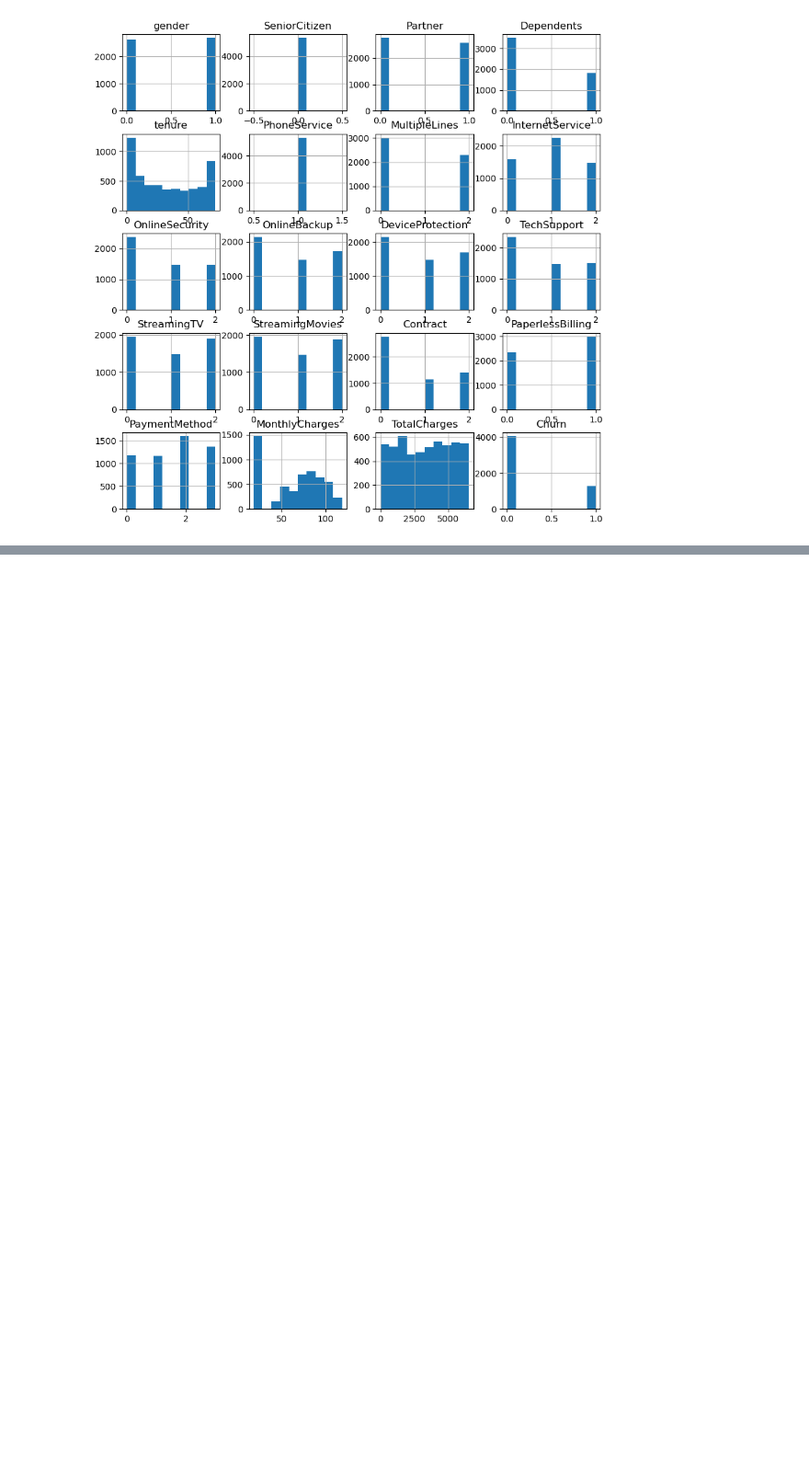
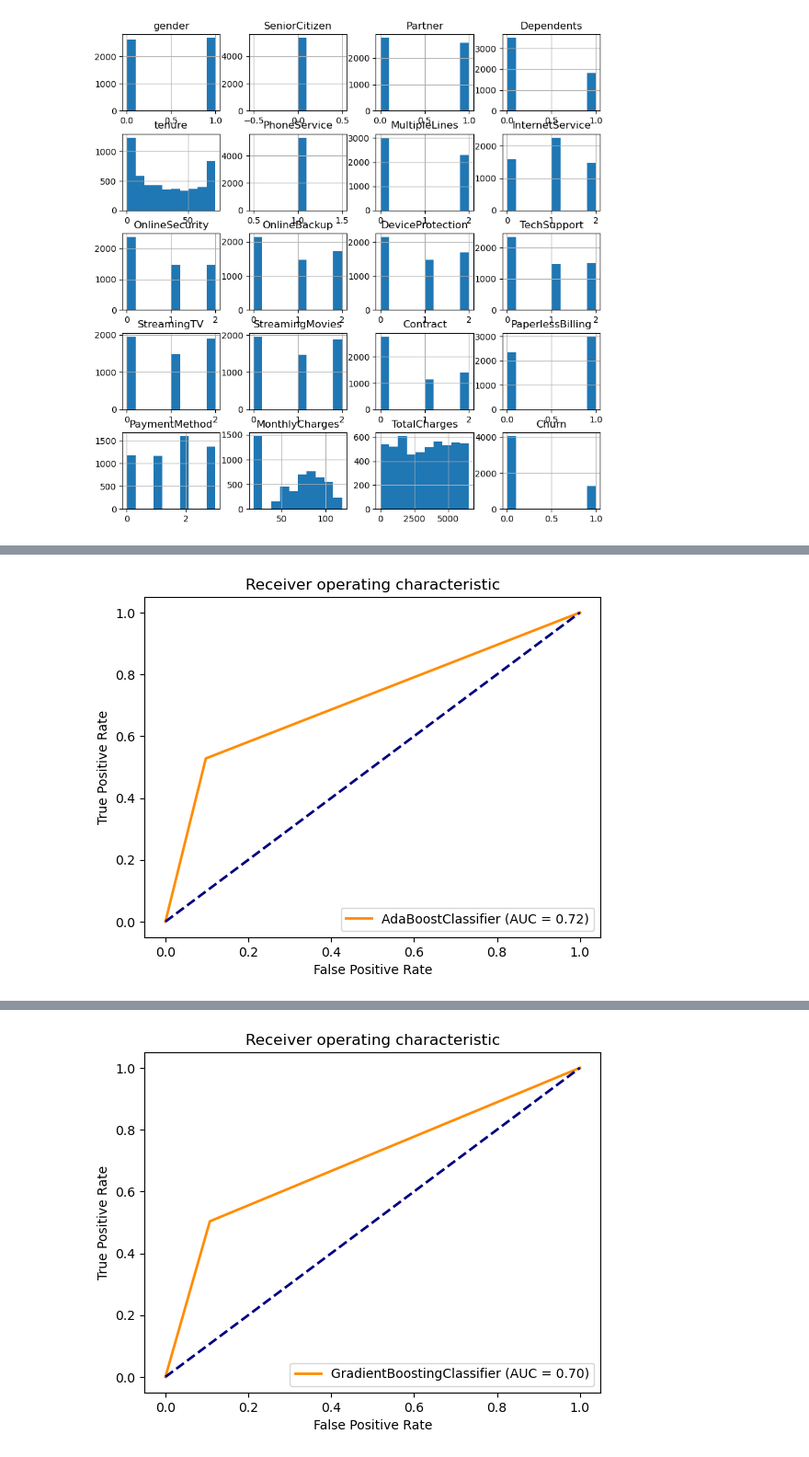
Before and after one commit to VoQuoc-Thai/FinalProject_MachineLearning, a Jupyter notebook: Final_Code.ipynb, the cells around one changed output, grey strips where cells are left out. Shown at 92% size. Saved outputs shown, nothing was run; the diff lists cells and outputs as text; code cells hidden in the pictures; blank space fills up the shorter version.

```diff
--- a/Final_Code.ipynb
+++ b/Final_Code.ipynb
@@ -194,0 +199,6 @@ xgbo_r =xgb.XGBRegressor()
+# %%
+from sklearn.ensemble import BaggingClassifier
+# Khởi tạo mô hình
+knn_1 = KNeighborsClassifier(n_neighbors = 14)
+# Sử dụng Bagging với kNN
+knn = BaggingClassifier(estimator=knn_1, n_estimators=10, random_state=42)
@@ -194,0 +207,6 @@ xgbo_r =xgb.XGBRegressor()
+# %%
+from sklearn.linear_model import Ridge
+alpha = 1.0
+
+# Khởi tạo mô hình
+lr = Ridge(alpha=alpha)
@@ -319,0 +222,3 @@ Root Mean squared error: 0.3963
+# %%
+from sklearn.naive_bayes import GaussianNB, MultinomialNB
+nb_models = [MultinomialNB(), GaussianNB()]
@@ -319,0 +241,63 @@ Root Mean squared error: 0.3963
+# %%
+from sklearn.metrics import roc_curve, auc, r2_score, mean_squared_error
+import matplotlib.pyplot as plt
+from sklearn.metrics import mean_absolute_error
+import seaborn as sns
+import os
+from scipy import stats
+import sklearn.metrics as metrics
+from sklearn.metrics import classification_report, confusion_matrix, accuracy_score
+from sklearn.metrics import r2_score, mean_squared_error
+from sklearn.metrics import accuracy_score
+from sklearn.metrics import roc_curve, auc
+from sklearn.metrics import roc_auc_score
+from sklearn.metrics import  precision_recall_curve
+import numpy as n
+
+# Khởi tạo biến lưu giá trị AUC hoặc R2 score cho từng mô hình
+auc_scores = []
+r2_scores = []
+metrics_df = pd.DataFrame(columns=['Model', 'Precision', 'Recall', 'F1-score', 'Support'])
+# Huấn luyện và đánh giá mô hình
+for model in [ada_c, gradient_c, xgbo_c, ada_r, gradient_r, xgbo_r, knn, lr, dtc, dtr] + nb_models:
+    # Tách loại mô hình
+    if model in [ada_c, gradient_c, xgbo_c, knn, dtc] + nb_models:
+        problem_type = "Classification"
+    else:
+        problem_type = "Regression"
+    print(f"\n*** {model.__class__.__name__} ({problem_type}) ***")
+
+    # Huấn luyện mô hình trên tập train
+    model.fit(X_train, y_train)
+
+    # Đánh giá mô hình trên tập test
+    if problem_type == "Classification":
+        y_pred = model.predict(X_test)
+        print(f"Accuracy score: {accuracy_score(y_test, y_pred):.4f}")
+        print(f"Confusion matrix:\n{confusion_matrix(y_test, y_pred)}")
+        print(f"Classification report:\n{classification_report(y_test, y_pred)}")
+
+
+        # Tính AUC và lưu giá trị vào biến auc_scores
+        fpr, tpr, thresholds = roc_curve(y_test, y_pred)
+        roc_auc = metrics.auc(fpr, tpr)
+        auc_scores.append(roc_auc)
+        plt.plot(fpr, tpr, color='darkorange', lw=2, label=f'{model.__class__.__name__} (AUC = {roc_auc:.2f})')
+        plt.plot([0, 1], [0, 1], color='navy', lw=2, linestyle='--')
+        plt.xlabel('False Positive Rate')
+        plt.ylabel('True Positive Rate')
+        plt.title('Receiver operating characteristic')
+        plt.legend(loc="lower right")
+        plt.show()
+
+
+
+
+    else: #Nếu là "Regression"
+        y_pred = model.predict(X_test)
+        print(f"R2 score: {r2_score(y_test, y_pred):.4f}")
+        print(f"Mean squared error: {mean_squared_error(y_test, y_pred):.4f}")
+        print(f"Mean absolute error: {mean_absolute_error(y_test, y_pred):.4f}")
+        rmse = np.sqrt(mean_squared_error(y_test, y_pred))
+        print("Root Mean squared error: {:.4f}".format(rmse))
+# %% [output]
@@ -319,0 +318 @@ Root Mean squared error: 0.3963
+[figure, added]
@@ -319,0 +333 @@ Root Mean squared error: 0.3963
+[figure, added]
```
Also changed, not shown: parts of 27 cells of this notebook.
